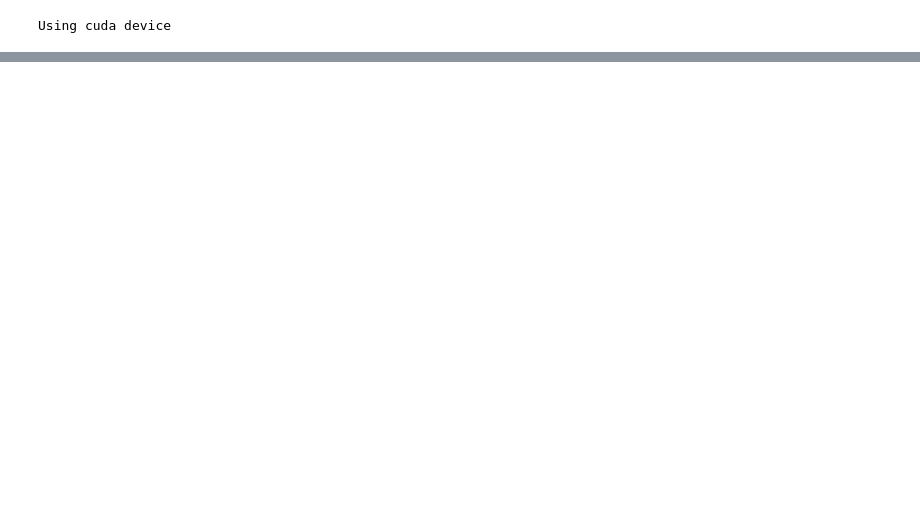
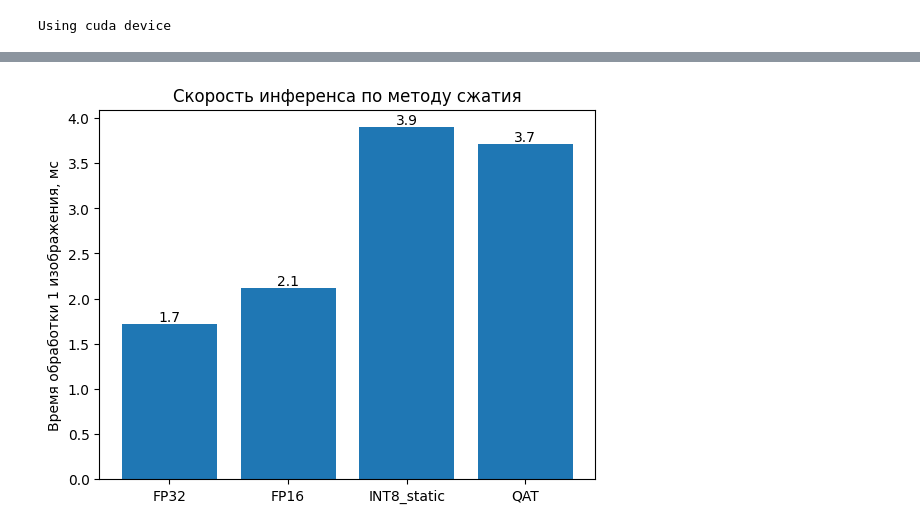
Before and after one commit to DragonTop100/ArchML, a Jupyter notebook: archml/TransferLearning/visualization/visualization.ipynb, the cells around one changed output, grey strips where cells are left out. Drawn from its saved outputs; the diff is of its cells as text; code cells hidden in the pictures; blank space fills up the shorter version.

```diff
--- a/archml/TransferLearning/visualization/visualization.ipynb
+++ b/archml/TransferLearning/visualization/visualization.ipynb
@@ -173,0 +283,10 @@ plt.show()
+# %%
+model_fp16 = to_fp16(quant_base)
+# %%
+model_int8 = static_quantize(quant_base, dataloaders['train'])
+# %%
+qat_model = prepare_qat_model(quant_base)
+qat_model = train_model(qat_model, criterion, optimizer_conv,
+                        exp_lr_scheduler, dataloaders,
+                        dataset_sizes, 'cpu', num_epochs=10)
+model_qat = convert_qat_model(qat_model)
@@ -173,0 +313,7 @@ plt.show()
+# %%
+results = benchmark_all(
+    {'FP32': quant_base, 'FP16': model_fp16,
+     'INT8_static': model_int8, 'QAT': model_qat},
+    dataloaders['val'], device=device,
+    input_dtypes={'FP16': torch.float16},
+)
@@ -173,0 +330,5 @@ plt.show()
+# %%
+plot_latency_vs_method(results)
+plt.show()
+# %% [output]
+[figure, added]
```
Also changed, not shown: parts of 22 cells of this notebook.
